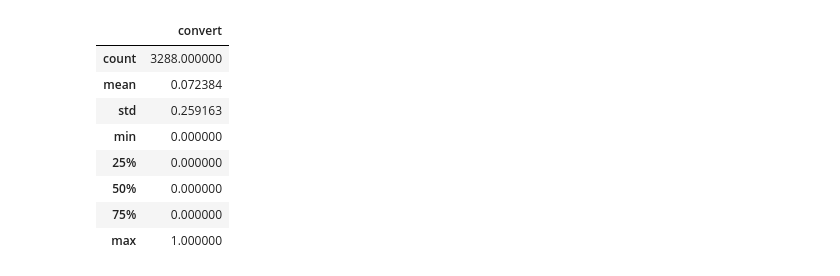
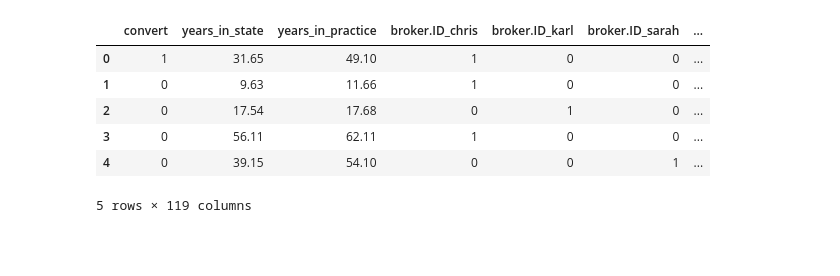
Before and after one commit to elizabethguy86/Practice_Purchase, a Jupyter notebook: david_eda.ipynb, the cells around one changed output. Saved outputs shown, nothing was run; the diff lists cells and outputs as text; code cells hidden in the pictures; blank space fills up the shorter version.

```diff
--- a/david_eda.ipynb
+++ b/david_eda.ipynb
@@ -36,12 +22,0 @@ memory usage: 334.0+ KB
-# %%
-df.describe()
-# %% [output]
-|  | convert |
-| count | 3288.000000 |
-| mean | 0.072384 |
-| std | 0.259163 |
-| min | 0.000000 |
-| 25% | 0.000000 |
-| 50% | 0.000000 |
-| 75% | 0.000000 |
-| max | 1.000000 |
@@ -49,0 +23,13 @@ from datetime import datetime
+# %%
+data = df.drop(columns=['Title', 'Address.1st.Line', 'Address.2nd.Line', 'State', 'Zip.Code', 'License.Type', 'License.Issue.Date', 'Dental.School',
+                       'Graduation.Date', 'approach.date'])
+# %%
+data.head()
+# %% [output]
+|  | convert | years_in_state | years_in_practice | broker.ID_chris | broker.ID_karl | broker.ID_sarah | ... |
+| 0 | 1 | 31.65 | 49.10 | 1 | 0 | 0 | ... |
+| 1 | 0 | 9.63 | 11.66 | 1 | 0 | 0 | ... |
+| 2 | 0 | 17.54 | 17.68 | 0 | 1 | 0 | ... |
+| 3 | 0 | 56.11 | 62.11 | 1 | 0 | 0 | ... |
+| 4 | 0 | 39.15 | 54.10 | 0 | 0 | 1 | ... |
+5 rows × 119 columns
```
Also changed, not shown: parts of 13 cells of this notebook, 2 other files.
